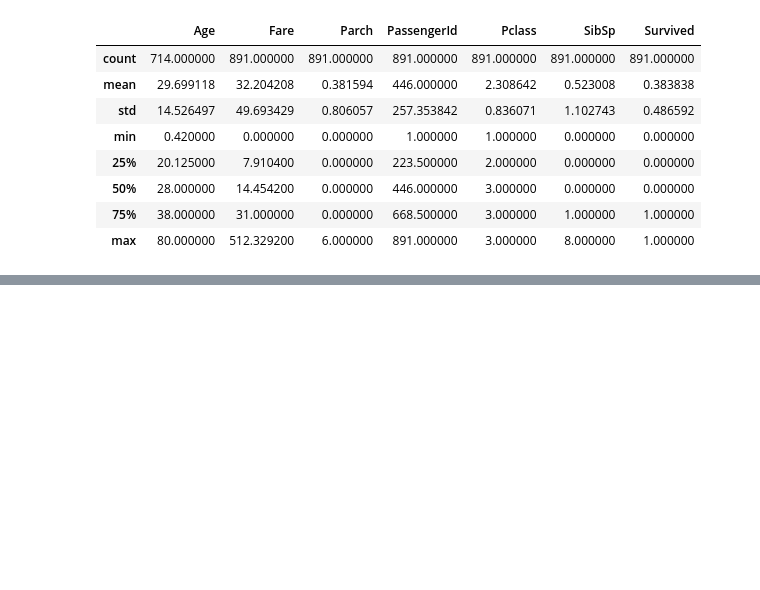
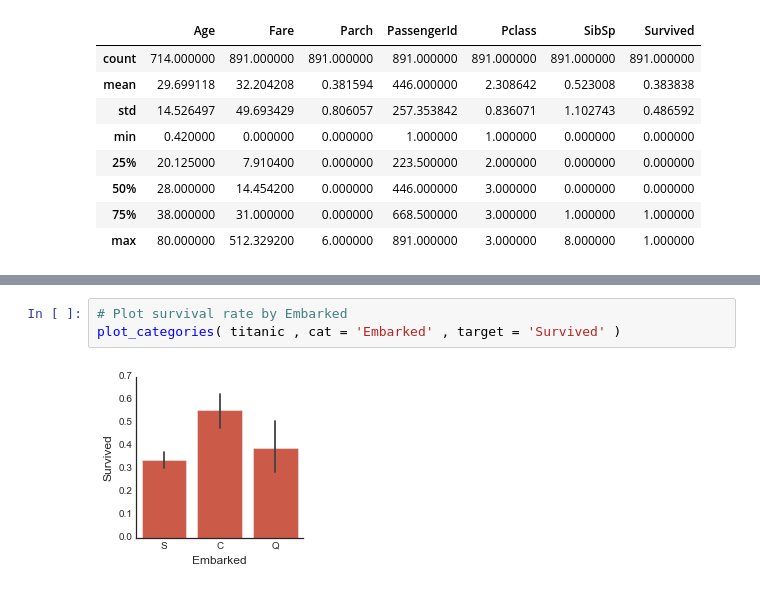
Before and after one commit to tanle8/1-titanic, a Jupyter notebook: Titanic.ipynb, the cells around one changed output, grey strips where cells are left out. Drawn from its saved outputs; the diff is of its cells as text; blank space fills up the shorter version.

```diff
--- a/Titanic.ipynb
+++ b/Titanic.ipynb
@@ -248,0 +288,5 @@ titanic.describe()
+# %%
+# Plot survival rate by Embarked
+plot_categories( titanic , cat = 'Embarked' , target = 'Survived' )
+# %% [output]
+[figure, added]
```
Also changed, not shown: parts of 13 cells of this notebook.
